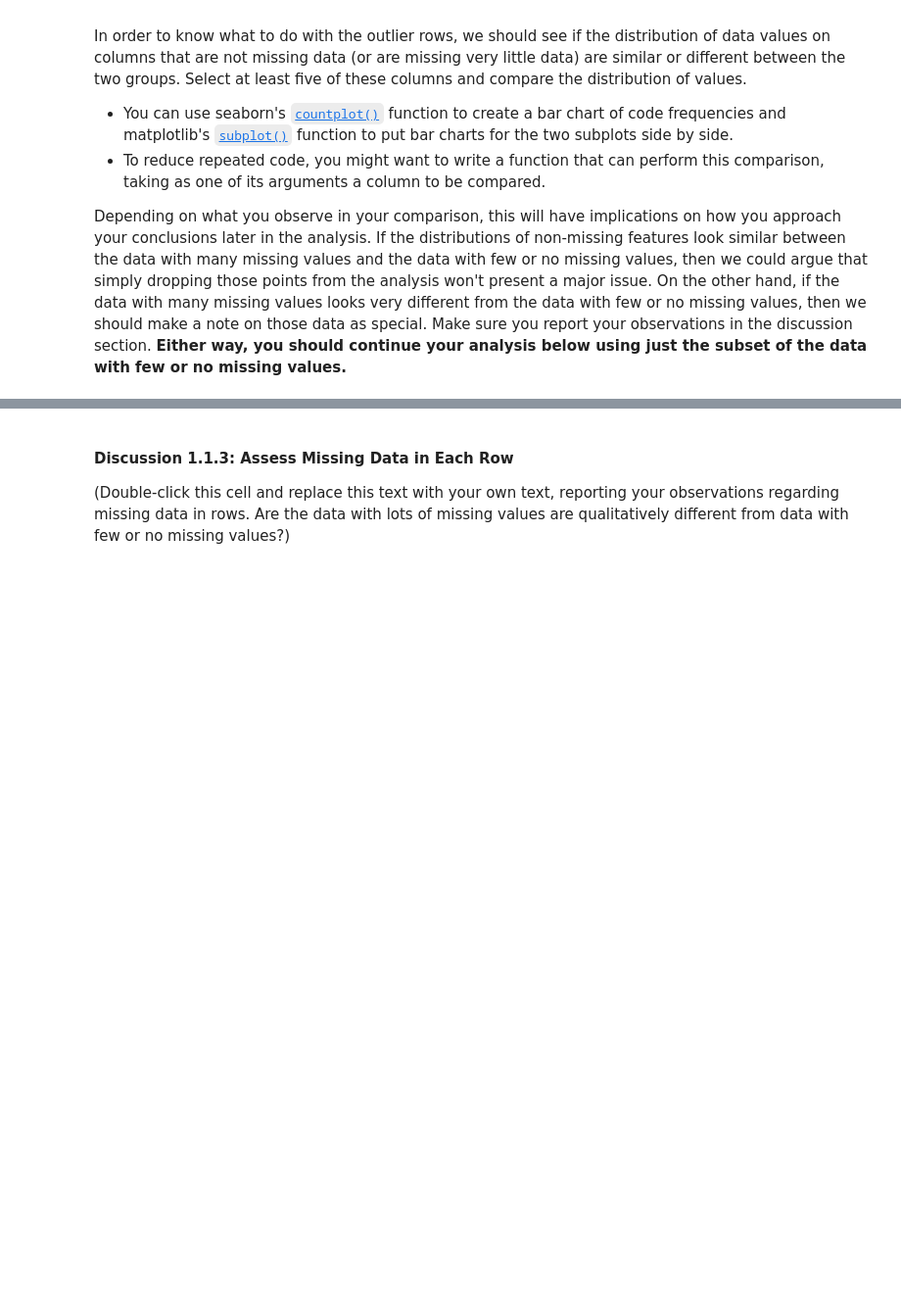
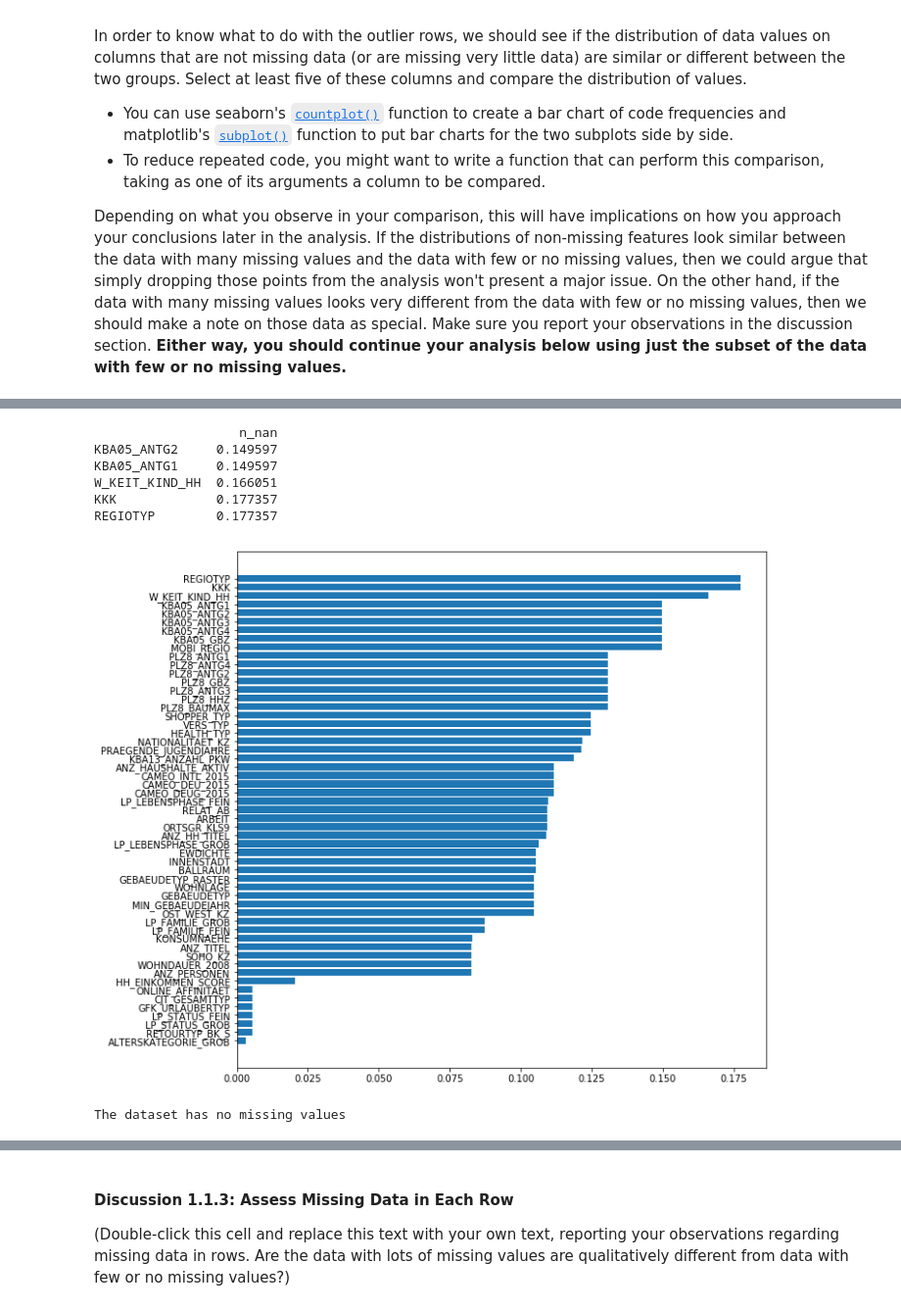
Before and after one commit to jimmyadeline/DSND_Term1, a Jupyter notebook: projects/p3_Identify Customer Segments/Identify_Customer_Segments.ipynb, the cells around one changed output, grey strips where cells are left out. Shown at 98% size. Drawn from its saved outputs; the diff is of its cells as text; code cells hidden in the pictures; blank space fills up the shorter version.

```diff
--- a/projects/p3_Identify Customer Segments/Identify_Customer_Segments.ipynb
+++ b/projects/p3_Identify Customer Segments/Identify_Customer_Segments.ipynb
@@ -148,3 +299,30 @@ Depending on what you observe in your comparison, this will have implications on
+# %%
+def plot_missing(df):
+    num_nans = pd.DataFrame(df.isnull().sum()/len(df),columns=['n_nan',])
+    num_nans = num_nans[num_nans.n_nan>0]
+    num_nans = num_nans.sort_values(by='n_nan')
+    n = num_nans.count()[0]
+    if n>0:
+        plt.figure(figsize=(10,10))
+        plt.barh(range(len(num_nans)),num_nans.n_nan.tolist())
+        t = plt.yticks(range(len(num_nans)),num_nans.n_nan.index.tolist())
+        print(num_nans.tail(5))
+    else:
+        print('The dataset has no missing values')
+# %%
+plot_missing(azdias)
+# %% [output]
+                   n_nan
+KBA05_ANTG2     0.149597
+KBA05_ANTG1     0.149597
+W_KEIT_KIND_HH  0.166051
+KKK             0.177357
+REGIOTYP        0.177357
+[figure, added]
+# %%
+plot_missing(azdias_sub1)
+# %% [output]
+The dataset has no missing values
 # %%
 # Compare the distribution of values for at least five columns where there are
 # no or few missing values, between the two subsets.
```
Also changed, not shown: parts of 57 cells of this notebook.
